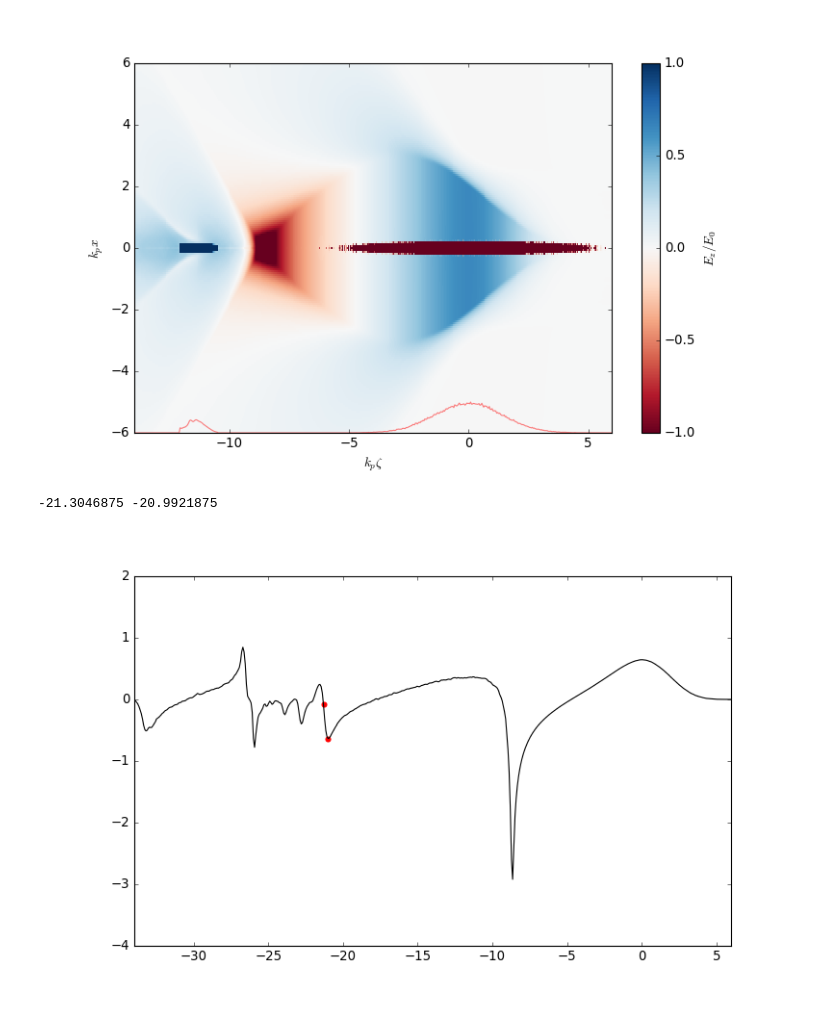
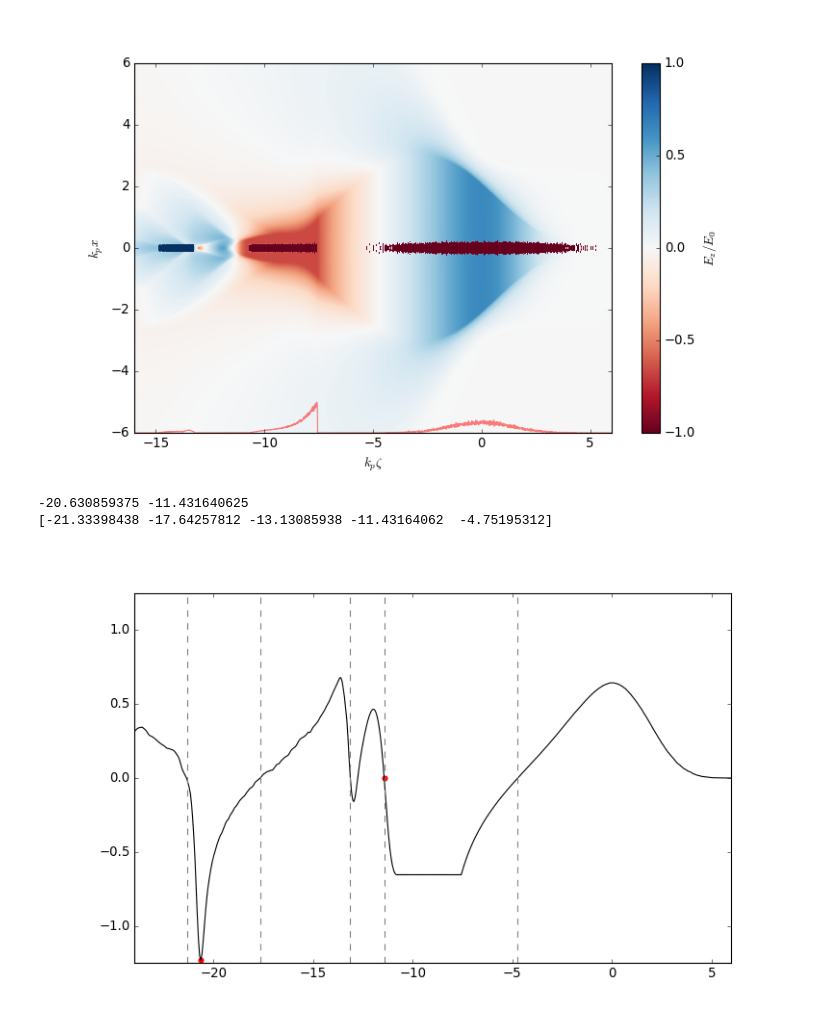
Before and after one commit to MaxVarverakis/PositronPWFA, a Jupyter notebook: analysis/filament.ipynb, the cells around one changed output. Cells and saved outputs as stored; diff of their text form; code cells hidden in the pictures.

```diff
--- a/analysis/filament.ipynb
+++ b/analysis/filament.ipynb
@@ -12,9 +12,9 @@ from scipy import constants
 
 from mpl_toolkits.axes_grid1 import make_axes_locatable
 
-# import sys
-# sys.path.append('/Users/max/HiPACE/hipace/tools/')
-# import read_insitu_diagnostics as diag
+import sys
+sys.path.append('/Users/max/HiPACE/hipace/tools/')
+import read_insitu_diagnostics as diag
 
 plt.rc('text', usetex = True)
 plt.rcParams['figure.facecolor'] = 'w'
@@ -24,8 +24,9 @@ plt.style.use('classic')
 
 
 # d = 'none'
-d = 'behind'
-# d = 'front'
+# d = 'behind'
+d = 'front'
+# d = 'behindLong'
 # d = 'salameTest'
 
 if d == 'none':
@@ -146,25 +178,32 @@ cb2.set_label(r'$E_z/E_0$')
 # plt.savefig('images/basic.png', dpi = 300, bbox_inches = 'tight')
 plt.show()
 # %% [output]
-[figure, old version]
+[figure, new version]
 # %%
-# m = (data.info.z > -10) & (data.info.z < -5)
-m = (data.info.z > -23) & (data.info.z < -20)
+m = (data.info.z > -24) & (data.info.z < -17)
+# m = (data.info.z > -23) & (data.info.z < -20)
 recoveryPlacement = np.argmin(data.Ez[m])
 minLoc = data.info.z[m][recoveryPlacement]
-mZero = (data.info.z < minLoc) & (data.info.z > -21.9)
+# mZero = (data.info.z > minLoc) & (data.info.z < 0)
+mZero = (data.info.z > minLoc) & (data.info.z < 0)
 zeroIdx = np.argmin(abs(data.Ez[mZero]))
 zeroLoc = data.info.z[mZero][zeroIdx]
-print(zeroLoc, minLoc)
+print(minLoc, zeroLoc)
+# print(zeroLoc, minLoc)
+print(data.info.z[(abs(data.Ez) < 5e-3) & (data.info.z < 0.)])
 
 plt.close()
 plt.figure(figsize = (10, 6))
 plt.plot(data.info.z, data.Ez, color = 'k')
 plt.scatter([minLoc, zeroLoc], [data.Ez[m][recoveryPlacement], data.Ez[mZero][zeroIdx]], color = 'r')
-# plt.hlines(0, data.info.z[0], data.info.z[-1], color = 'r', linestyle = '-')
+# plt.hlines(0, data.info.z[0], data.info.z[-1], color = 'gray', linestyle = '-')
+# plt.vlines([-13.25, -17.], -1, 1, color = 'gray', linestyle = '--')
+plt.vlines(data.info.z[(abs(data.Ez) < 5e-3) & (data.info.z < 0.)], -1.25, 1.25, color = 'gray', linestyle = '--')
 # plt.xticks(np.arange(data.info.zmin, data.info.zmax))
 plt.xlim(data.info.zmin, data.info.zmax)
+plt.ylim(-1.25, 1.25)
 plt.show()
 # %% [output]
--21.3046875 -20.9921875
+-20.630859375 -11.431640625
+[-21.33398438 -17.64257812 -13.13085938 -11.43164062  -4.75195312]
-[figure, old version]
+[figure, new version]
```
Also changed, not shown: parts of 4 cells of this notebook, 1 other file.
